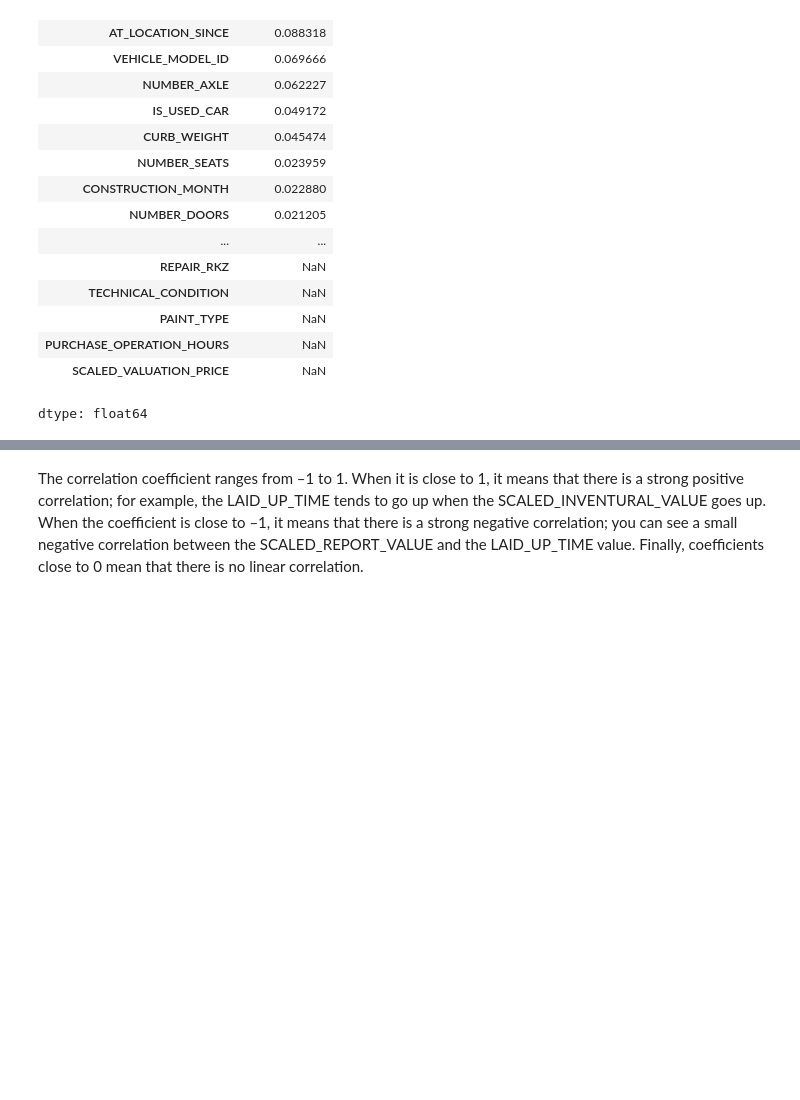
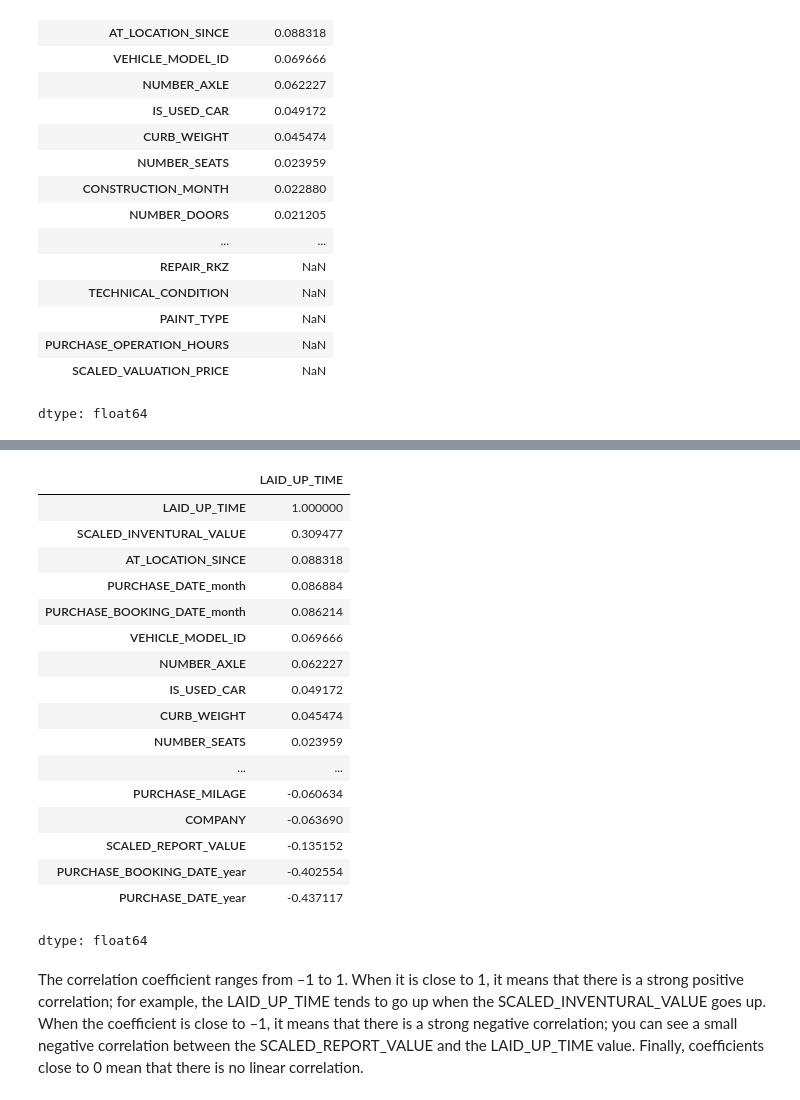
Before and after one commit to JONICK277/ML, a Jupyter notebook: code/preprocessing/projectHSB.ipynb, the cells around one changed output, grey strips where cells are left out. Cells and saved outputs as stored; diff of their text form; code cells hidden in the pictures; blank space fills up the shorter version.

```diff
--- a/code/preprocessing/projectHSB.ipynb
+++ b/code/preprocessing/projectHSB.ipynb
@@ -238,3 +375,26 @@ dtype: float64
+# %%
+#dataset after cleaning, one-hot encoding and feature extraction
+corr_matrix = encoded_data.select_dtypes(include=['number']).corr()
+corr_matrix["LAID_UP_TIME"].sort_values(ascending=False)
+# %% [output]
+|  | LAID_UP_TIME |
+| LAID_UP_TIME | 1.000000 |
+| SCALED_INVENTURAL_VALUE | 0.309477 |
+| AT_LOCATION_SINCE | 0.088318 |
+| PURCHASE_DATE_month | 0.086884 |
+| PURCHASE_BOOKING_DATE_month | 0.086214 |
+| VEHICLE_MODEL_ID | 0.069666 |
+| NUMBER_AXLE | 0.062227 |
+| IS_USED_CAR | 0.049172 |
+| CURB_WEIGHT | 0.045474 |
+| NUMBER_SEATS | 0.023959 |
+| ... | ... |
+| PURCHASE_MILAGE | -0.060634 |
+| COMPANY | -0.063690 |
+| SCALED_REPORT_VALUE | -0.135152 |
+| PURCHASE_BOOKING_DATE_year | -0.402554 |
+| PURCHASE_DATE_year | -0.437117 |
+dtype: float64
 # %% [markdown]
 The correlation coefficient ranges from –1 to 1. When it is close to 1, it means that there is a strong positive correlation; for example, the LAID_UP_TIME tends to go up when the SCALED_INVENTURAL_VALUE goes up. When the coefficient is close to –1, it means that there is a strong negative correlation; you can see a small negative correlation between the SCALED_REPORT_VALUE and the LAID_UP_TIME value. Finally, coefficients close to 0 mean that there is no linear correlation.
 # %%
```
Also changed, not shown: parts of 23 cells of this notebook, 1 other file.
